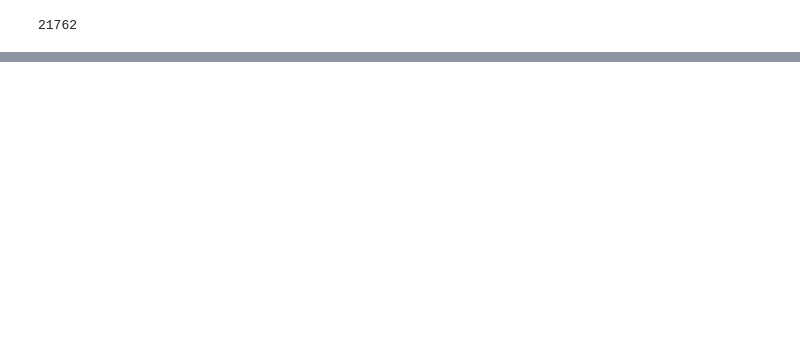
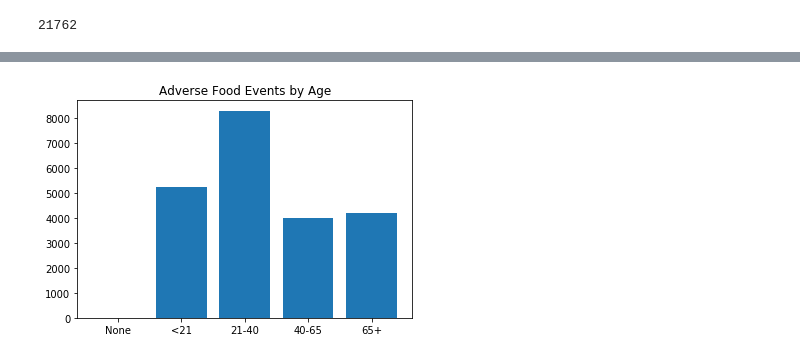
Before and after one commit to Bourbonplaytime/Adverse_Food, a Jupyter notebook: Adverse_Food.ipynb, the cells around one changed output, grey strips where cells are left out. Cells and saved outputs as stored; diff of their text form; code cells hidden in the pictures; blank space fills up the shorter version.

```diff
--- a/Adverse_Food.ipynb
+++ b/Adverse_Food.ipynb
@@ -119,0 +194,10 @@ len(cleaner)
+# %%
+db = sqlite3.connect("Adverse_Food.db")
+
+cleaner.to_sql("Adverse_Food", db, if_exists="replace")
+
+query = 'SELECT * FROM Adverse_Food;'
+
+results = pd.read_sql_query(query, db)
+
+results
@@ -119,0 +280,6 @@ len(cleaner)
+# %%
+query = "SELECT AGE_RANGE, COUNT (*) AS NUMBER_IN_RANGE FROM ADVERSE_AGE_RANGE GROUP BY AGE_RANGE;"
+
+df = pd.read_sql_query(query, db)
+
+df
@@ -119,0 +293,6 @@ len(cleaner)
+# %%
+plt.bar(height=df['NUMBER_IN_RANGE'], x=['None', '<21', '21-40', '40-65', '65+'])
+plt.title('Adverse Food Events by Age')
+plt.show()
+# %% [output]
+[figure, added]
```
Also changed, not shown: parts of 12 cells of this notebook.
